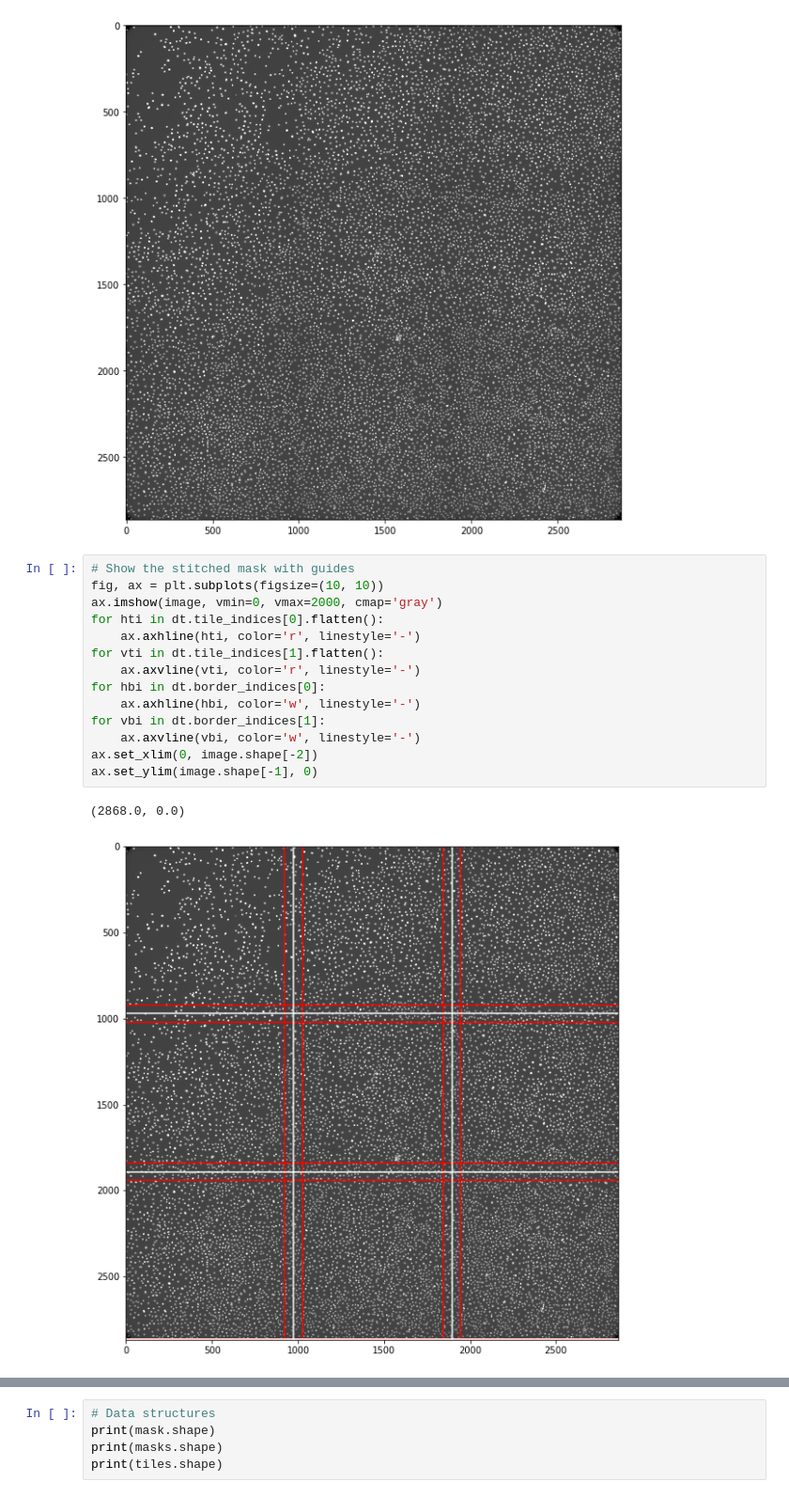
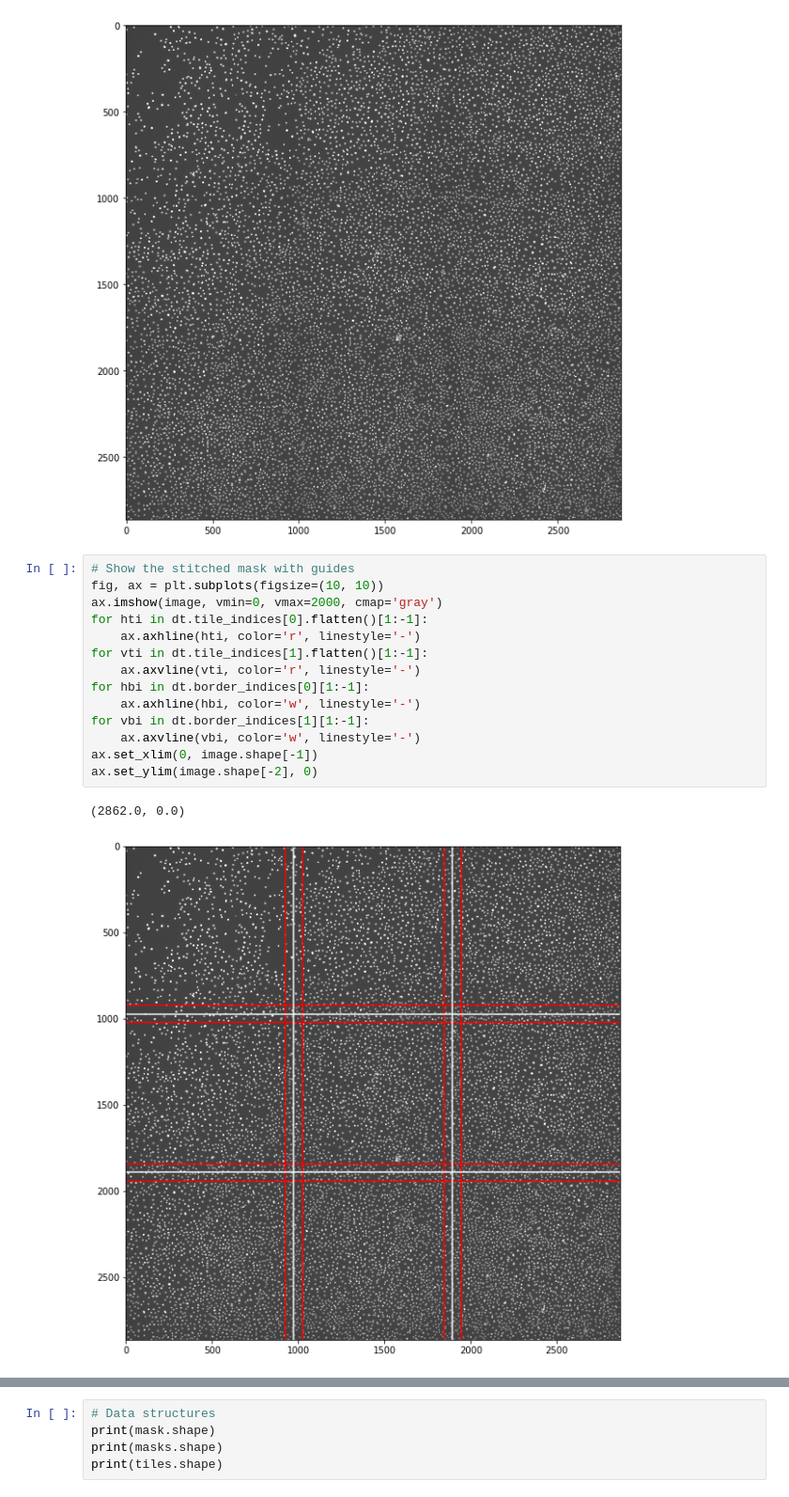
Before and after one commit to arjunrajlaboratory/DeepTile, a Jupyter notebook: notebooks/nd2.ipynb, the cells around one changed output, grey strips where cells are left out. Shown at 94% size. Cells and saved outputs as stored; diff of their text form.

Commit message:
Update ND2 notebook to apply tile stitching algorithm bug fix.

```diff
--- a/notebooks/nd2.ipynb
+++ b/notebooks/nd2.ipynb
@@ -60,20 +60,20 @@ ax.imshow(image, vmin=0, vmax=2000, cmap='gray')
 # %%
 # Show the stitched mask with guides
 fig, ax = plt.subplots(figsize=(10, 10))
 ax.imshow(image, vmin=0, vmax=2000, cmap='gray')
-for hti in dt.tile_indices[0].flatten():
+for hti in dt.tile_indices[0].flatten()[1:-1]:
     ax.axhline(hti, color='r', linestyle='-')
-for vti in dt.tile_indices[1].flatten():
+for vti in dt.tile_indices[1].flatten()[1:-1]:
     ax.axvline(vti, color='r', linestyle='-')
-for hbi in dt.border_indices[0]:
+for hbi in dt.border_indices[0][1:-1]:
     ax.axhline(hbi, color='w', linestyle='-')
-for vbi in dt.border_indices[1]:
+for vbi in dt.border_indices[1][1:-1]:
     ax.axvline(vbi, color='w', linestyle='-')
-ax.set_xlim(0, image.shape[-2])
-ax.set_ylim(image.shape[-1], 0)
+ax.set_xlim(0, image.shape[-1])
+ax.set_ylim(image.shape[-2], 0)
 # %% [output]
-(2868.0, 0.0)
+(2862.0, 0.0)
-[figure, old version]
+[figure, new version]
 # %%
 # Segment tiles and stitch
 
```
Also changed, not shown: parts of 1 cell of this notebook.
